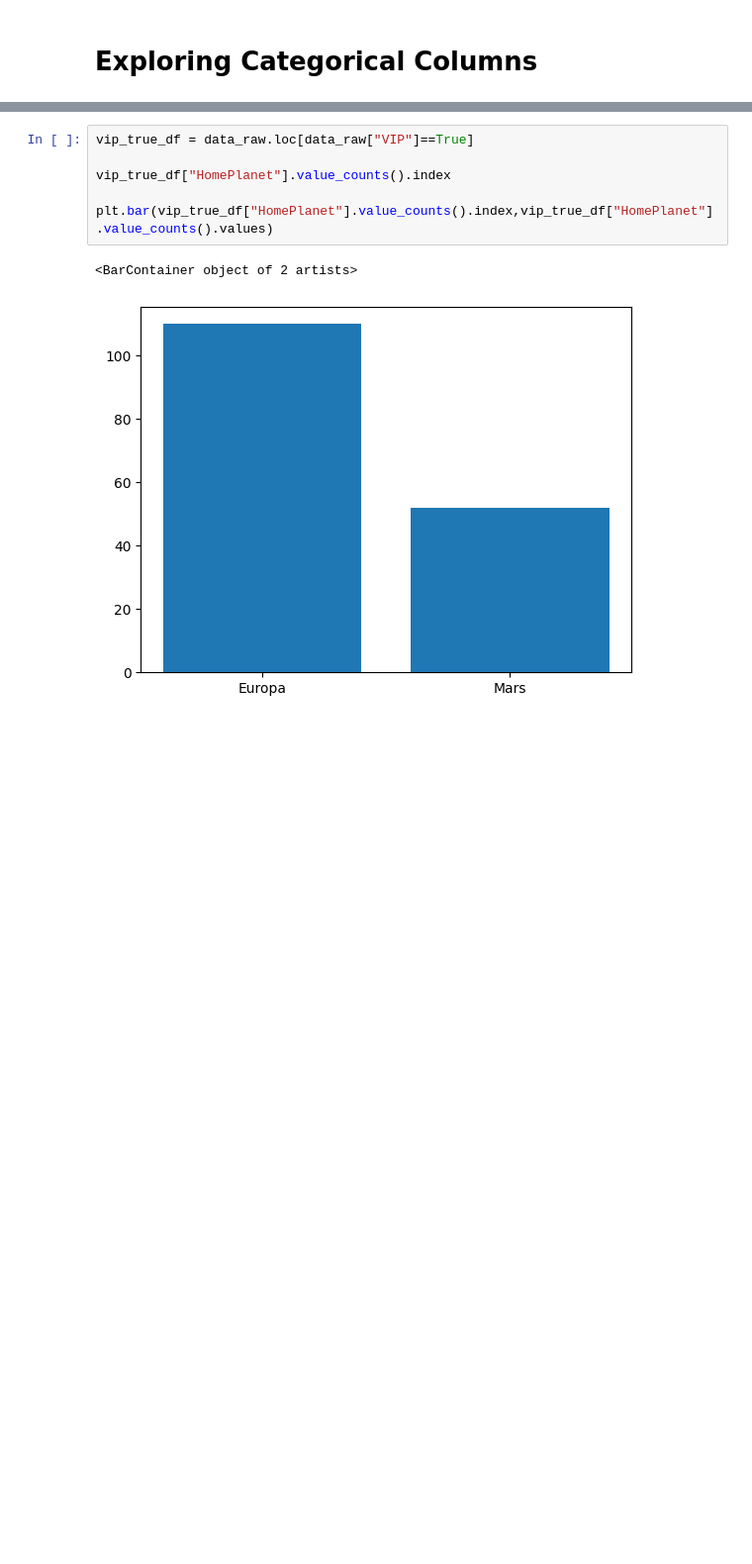
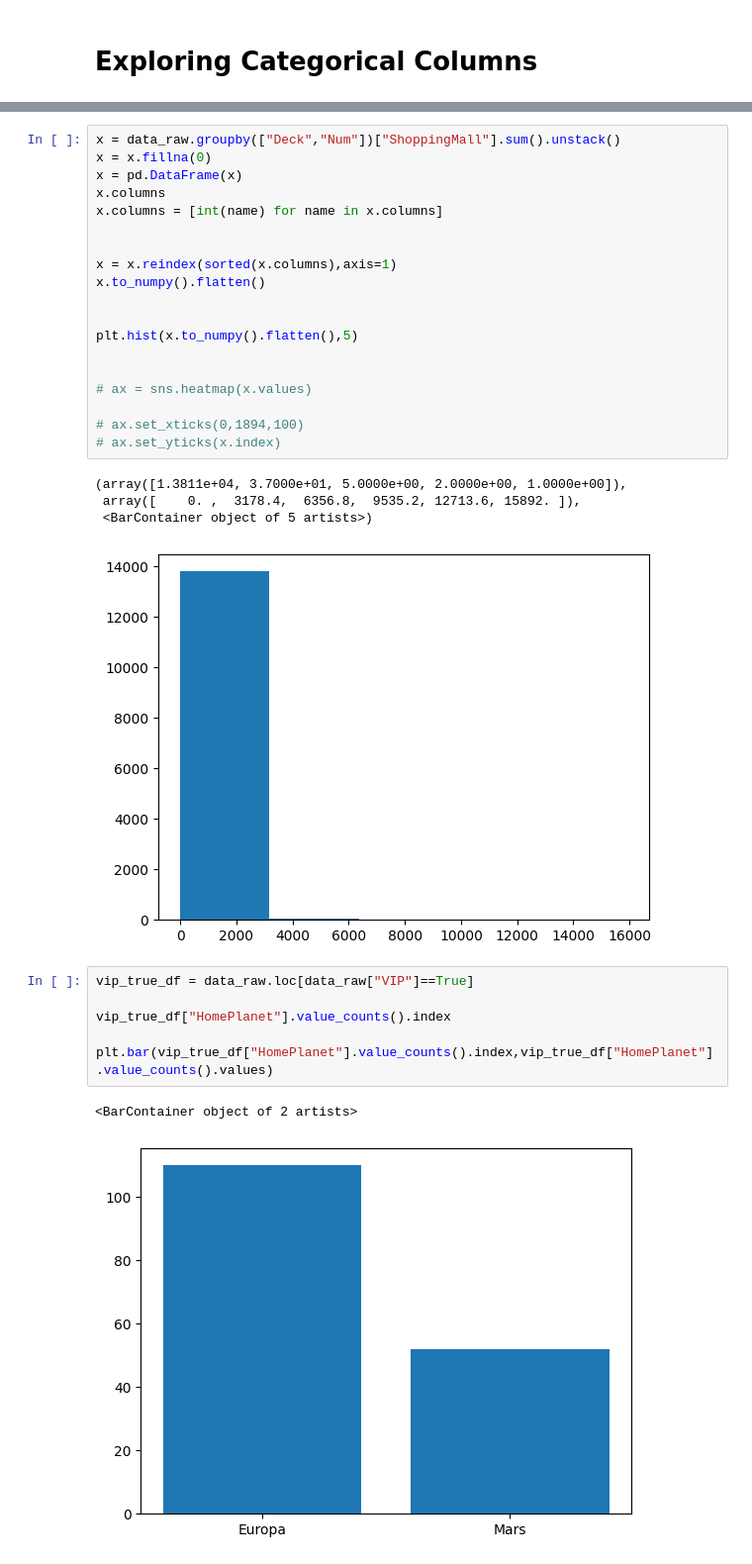
Before and after one commit to bzabk/Recruitment-Task-for-Data-Science-community-2023, a Jupyter notebook: first.ipynb, the cells around one changed output, grey strips where cells are left out. Shown at 99% size. Cells and saved outputs as stored; diff of their text form; blank space fills up the shorter version.

```diff
--- a/first.ipynb
+++ b/first.ipynb
@@ -87,3 +136,27 @@ Text(0.5, 14.722222222222216, 'Destinations')
+# %%
+x = data_raw.groupby(["Deck","Num"])["ShoppingMall"].sum().unstack()
+x = x.fillna(0)
+x = pd.DataFrame(x)
+x.columns
+x.columns = [int(name) for name in x.columns]
+
+
+x = x.reindex(sorted(x.columns),axis=1)
+x.to_numpy().flatten()
+
+
+plt.hist(x.to_numpy().flatten(),5)
+
+
+# ax = sns.heatmap(x.values)
+
+# ax.set_xticks(0,1894,100)
+# ax.set_yticks(x.index)
+# %% [output]
+(array([1.3811e+04, 3.7000e+01, 5.0000e+00, 2.0000e+00, 1.0000e+00]),
+ array([    0. ,  3178.4,  6356.8,  9535.2, 12713.6, 15892. ]),
+ <BarContainer object of 5 artists>)
+[figure, added]
 # %%
 vip_true_df = data_raw.loc[data_raw["VIP"]==True]
 
```
Also changed, not shown: parts of 30 cells of this notebook.
